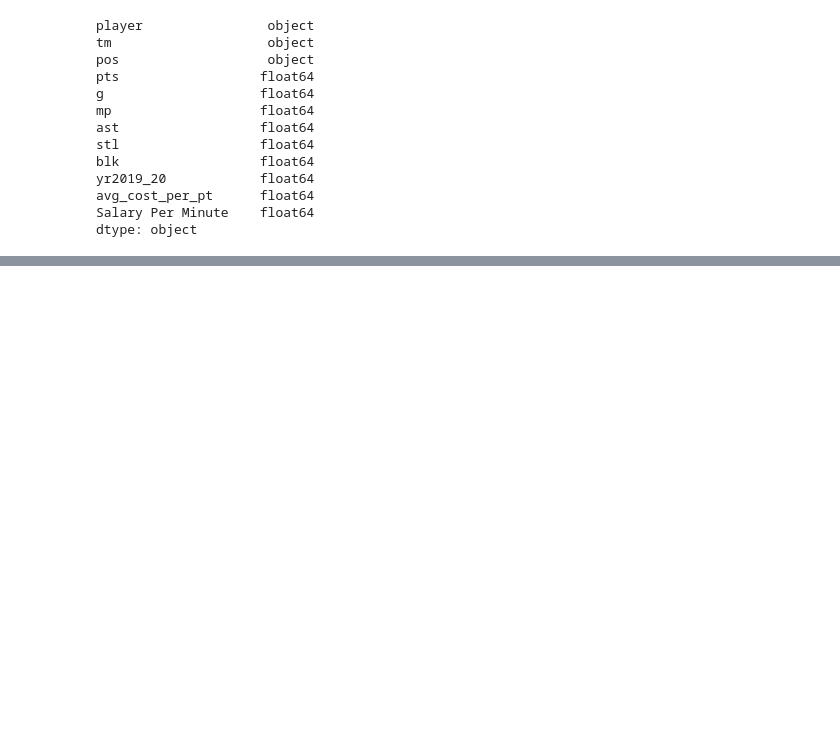
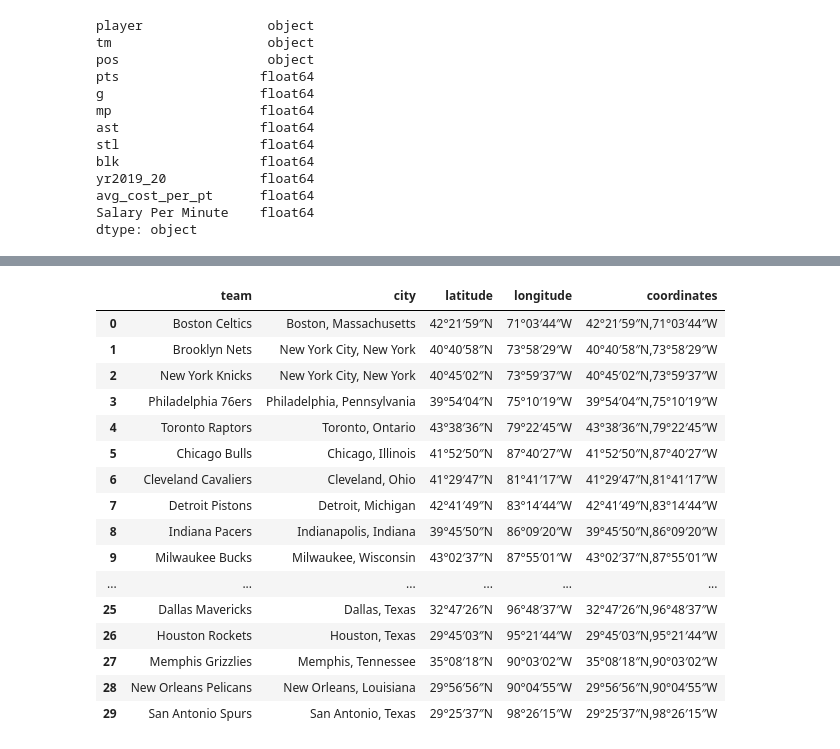
Before and after one commit to gportes24/NBA_salary_analytics, a Jupyter notebook: Resources/starter_code.ipynb, the cells around one changed output, grey strips where cells are left out. Saved outputs shown, nothing was run; the diff lists cells and outputs as text; code cells hidden in the pictures; blank space fills up the shorter version.

```diff
--- a/Resources/starter_code.ipynb
+++ b/Resources/starter_code.ipynb
@@ -620,3 +624,8 @@ yr2019_20            float64
 avg_cost_per_pt      float64
 Salary Per Minute    float64
 dtype: object
+# %%
+url = "https://en.wikipedia.org/wiki/National_Basketball_Association"
+html = urlopen(url)
+soup = BeautifulSoup(html,'html.parser')
+teams = soup.find_all('table', class_="wikitable")
@@ -622,0 +636,2 @@ dtype: object
+# %%
+team_table = soup.find("table", {"class":'wikitable'})
@@ -622,0 +643,13 @@ dtype: object
+# %%
+teams = []
+cities = []
+latitude = []
+longitude=[]
+
+for row in team_table.findAll("tr"):
+    cells = row.findAll("td")
+    if len(cells)>1:
+        teams.append(cells[0].find(text=True))
+        cities.append(cells[1].find(text=True))
+        latitude.append(cells[4].find(text=True))
+        longitude.append(cells[4].find_all('span', class_='longitude')[0].text)
@@ -622,0 +660,4 @@ dtype: object
+# %%
+locations = pd.DataFrame(list(zip(teams, cities, latitude, longitude)),
+               columns =['team', 'city', 'latitude', 'longitude'])
+locations
@@ -622,0 +682,21 @@ dtype: object
+# %%
+locations['coordinates']= locations['latitude'].str.cat(locations['longitude'],sep=",")
+locations
+# %% [output]
+|  | team | city | latitude | longitude | coordinates |
+| 0 | Boston Celtics | Boston, Massachusetts | 42°21′59″N | 71°03′44″W | 42°21′59″N,71°03′44″W |
+| 1 | Brooklyn Nets | New York City, New York | 40°40′58″N | 73°58′29″W | 40°40′58″N,73°58′29″W |
+| 2 | New York Knicks | New York City, New York | 40°45′02″N | 73°59′37″W | 40°45′02″N,73°59′37″W |
+| 3 | Philadelphia 76ers | Philadelphia, Pennsylvania | 39°54′04″N | 75°10′19″W | 39°54′04″N,75°10′19″W |
+| 4 | Toronto Raptors | Toronto, Ontario | 43°38′36″N | 79°22′45″W | 43°38′36″N,79°22′45″W |
+| 5 | Chicago Bulls | Chicago, Illinois | 41°52′50″N | 87°40′27″W | 41°52′50″N,87°40′27″W |
+| 6 | Cleveland Cavaliers | Cleveland, Ohio | 41°29′47″N | 81°41′17″W | 41°29′47″N,81°41′17″W |
+| 7 | Detroit Pistons | Detroit, Michigan | 42°41′49″N | 83°14′44″W | 42°41′49″N,83°14′44″W |
+| 8 | Indiana Pacers | Indianapolis, Indiana | 39°45′50″N | 86°09′20″W | 39°45′50″N,86°09′20″W |
+| 9 | Milwaukee Bucks | Milwaukee, Wisconsin | 43°02′37″N | 87°55′01″W | 43°02′37″N,87°55′01″W |
+| ... | ... | ... | ... | ... | ... |
+| 25 | Dallas Mavericks | Dallas, Texas | 32°47′26″N | 96°48′37″W | 32°47′26″N,96°48′37″W |
+| 26 | Houston Rockets | Houston, Texas | 29°45′03″N | 95°21′44″W | 29°45′03″N,95°21′44″W |
+| 27 | Memphis Grizzlies | Memphis, Tennessee | 35°08′18″N | 90°03′02″W | 35°08′18″N,90°03′02″W |
+| 28 | New Orleans Pelicans | New Orleans, Louisiana | 29°56′56″N | 90°04′55″W | 29°56′56″N,90°04′55″W |
+| 29 | San Antonio Spurs | San Antonio, Texas | 29°25′37″N | 98°26′15″W | 29°25′37″N,98°26′15″W |
```
Also changed, not shown: parts of 22 cells of this notebook, 3 other files.
